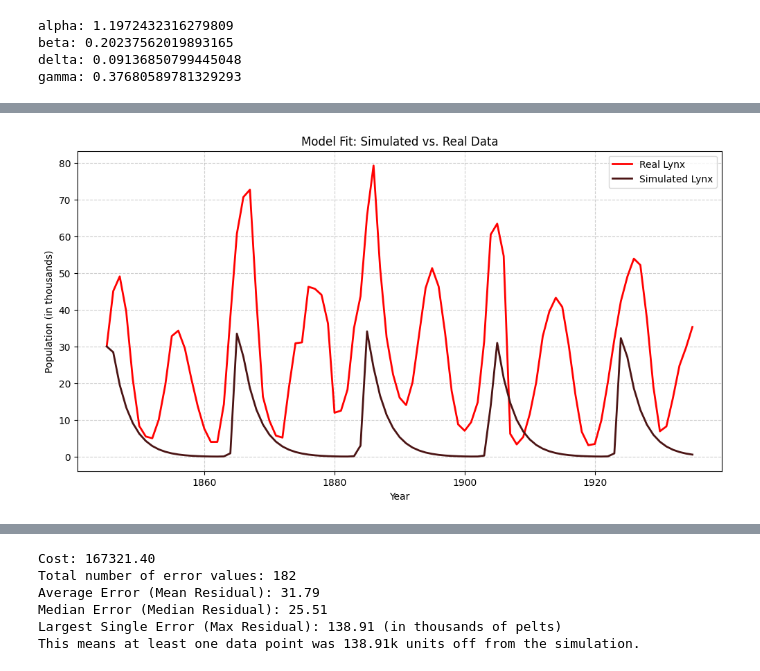
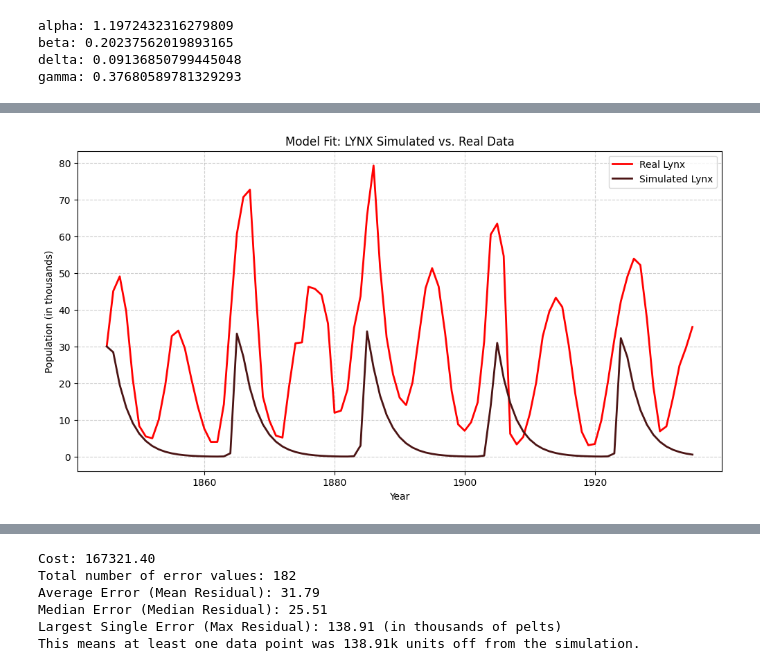
Before and after one commit to phereiitg/modeling-ecological-dynamics, a Jupyter notebook: model.ipynb, the cells around one changed output, grey strips where cells are left out. Cells and saved outputs as stored; diff of their text form; code cells hidden in the pictures.

```diff
--- a/model.ipynb
+++ b/model.ipynb
@@ -181,14 +245,16 @@ plt.show()
 # %%
+# Plotting Real Lynx data and Simulated Lynx data together
+
 plt.figure(figsize=(12, 6))
 
 plt.plot(t_points, Lynx, 'r-', label='Real Lynx', linewidth=2)
 plt.plot(t_points, simulated_lynx, color="#4b1414", label='Simulated Lynx', linewidth=2)
 
 plt.xlabel('Year')
 plt.ylabel('Population (in thousands)')
-plt.title('Model Fit: Simulated vs. Real Data')
+plt.title('Model Fit: LYNX Simulated vs. Real Data')
 plt.legend()
 plt.grid(True, linestyle='--', alpha=0.6)
 plt.show()
 # %% [output]
-[figure, old version]
+[figure, new version]
```
Also changed, not shown: parts of 11 cells of this notebook.
